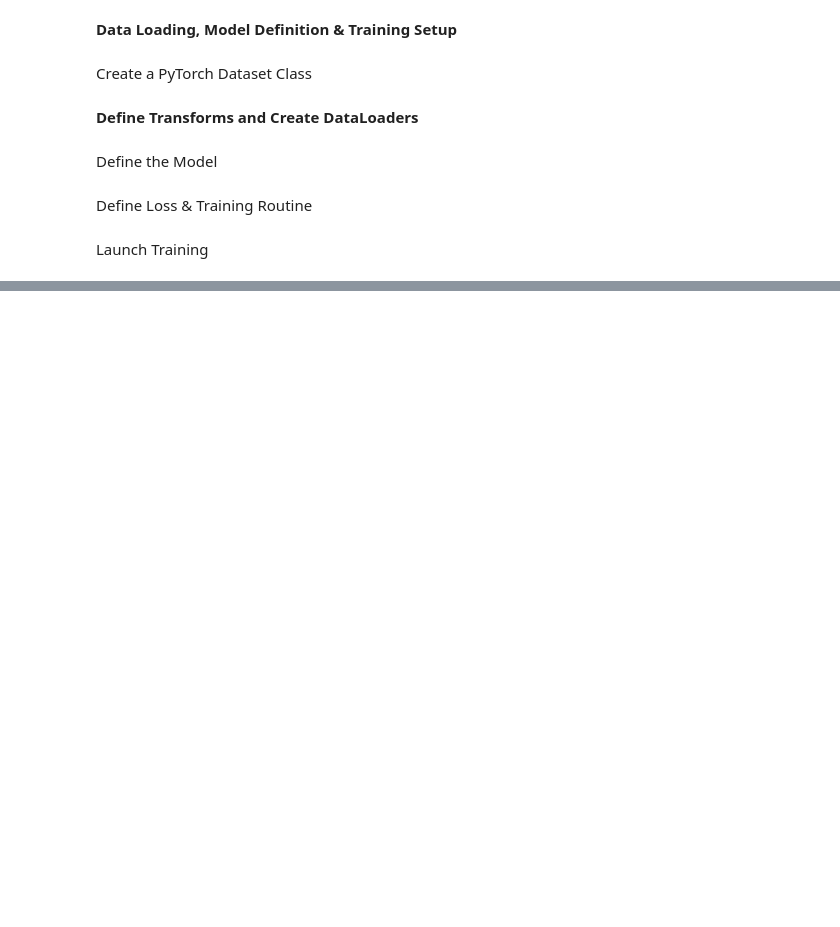
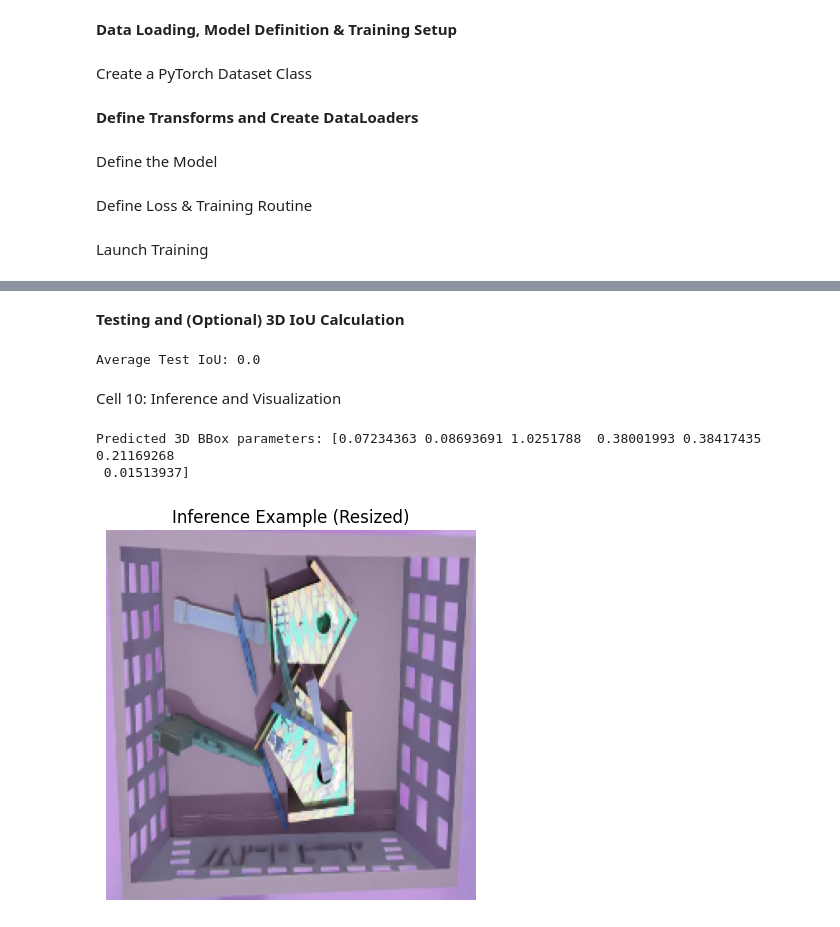
Before and after one commit to shubhamt2897/DL_BB, a Jupyter notebook: DL_Bounding_Box.ipynb, the cells around one changed output, grey strips where cells are left out. Saved outputs shown, nothing was run; the diff lists cells and outputs as text; code cells hidden in the pictures; blank space fills up the shorter version.

```diff
--- a/DL_Bounding_Box.ipynb
+++ b/DL_Bounding_Box.ipynb
@@ -281,0 +327,65 @@ Compile with `TORCH_USE_CUDA_DSA` to enable device-side assertions.
+# %% [markdown]
+**Testing and (Optional) 3D IoU Calculation**
+# %%
+def compute_3d_iou(pred_bbox, gt_bbox):
+    # Placeholder: Implement your 3D IoU logic here.
+    return 0.0
+
+model.eval()
+test_ious = []
+with torch.no_grad():
+    for batch in test_loader:
+        rgb = batch['rgb'].to(device)
+        pc = batch['point_cloud']
+        gt_bbox = batch['bbox3d']
+        if not isinstance(gt_bbox, list):
+            gt_bbox = gt_bbox.to(device)
+        pred_bbox = model(rgb, pc)
+        for b in range(pred_bbox.size(0)):
+            pred = pred_bbox[b].cpu().numpy()
+            gt = gt_bbox[b].cpu().numpy()
+            iou = compute_3d_iou(pred, gt)
+            test_ious.append(iou)
+avg_test_iou = sum(test_ious) / len(test_ious) if test_ious else 0
+print("Average Test IoU:", avg_test_iou)
+# %% [output]
+Average Test IoU: 0.0
+# %% [markdown]
+Cell 10: Inference and Visualization
+# %%
+import matplotlib.pyplot as plt
+
+def inference_example(folder_path):
+    rgb_path = os.path.join(folder_path, 'rgb.jpg')
+    pc_path = os.path.join(folder_path, 'pc.npy')
+
+    rgb = cv2.imread(rgb_path)[:, :, ::-1]
+    point_cloud = np.load(pc_path)
+
+    # Convert point_cloud if needed (if it is image-like).
+    if point_cloud.ndim == 3 and point_cloud.shape[0] == 3:
+        point_cloud = np.transpose(point_cloud, (1, 2, 0))
+        point_cloud = point_cloud.reshape(-1, 3)
+
+    # Use the same transform as for validation.
+    transform = A.Compose([A.Resize(224, 224)])
+    rgb_aug = transform(image=rgb)['image']
+
+    input_rgb = torch.from_numpy(rgb_aug).permute(2, 0, 1).unsqueeze(0).float().to(device)
+    input_pc = torch.from_numpy(point_cloud).unsqueeze(0).float().to(device)
+
+    model.eval()
+    with torch.no_grad():
+        pred_bbox = model(input_rgb, input_pc).cpu().numpy()[0]
+    print("Predicted 3D BBox parameters:", pred_bbox)
+    plt.imshow(rgb_aug)
+    plt.title("Inference Example (Resized)")
+    plt.axis("off")
+    plt.show()
+
+# Run inference on the first folder from the dataset.
+inference_example(folders[0])
+# %% [output]
+Predicted 3D BBox parameters: [0.07234363 0.08693691 1.0251788  0.38001993 0.38417435 0.21169268
+ 0.01513937]
+[figure, added]
```
Also changed, not shown: parts of 11 cells of this notebook.
